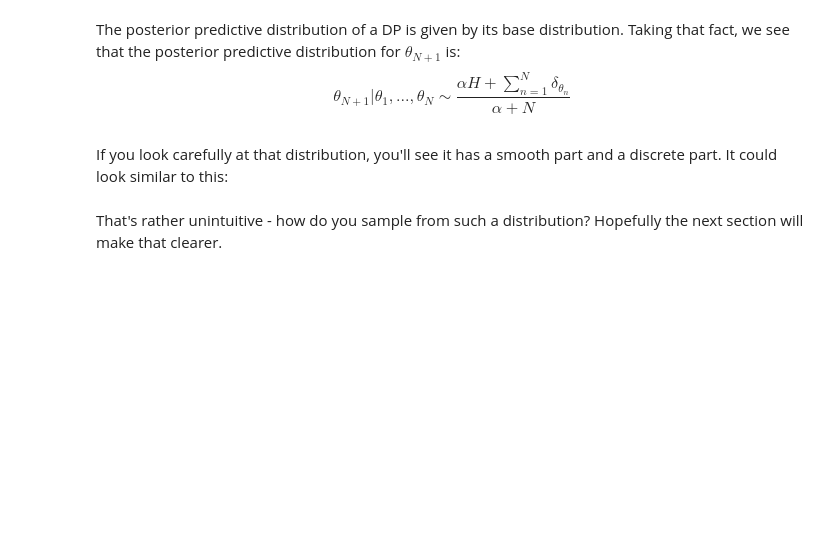
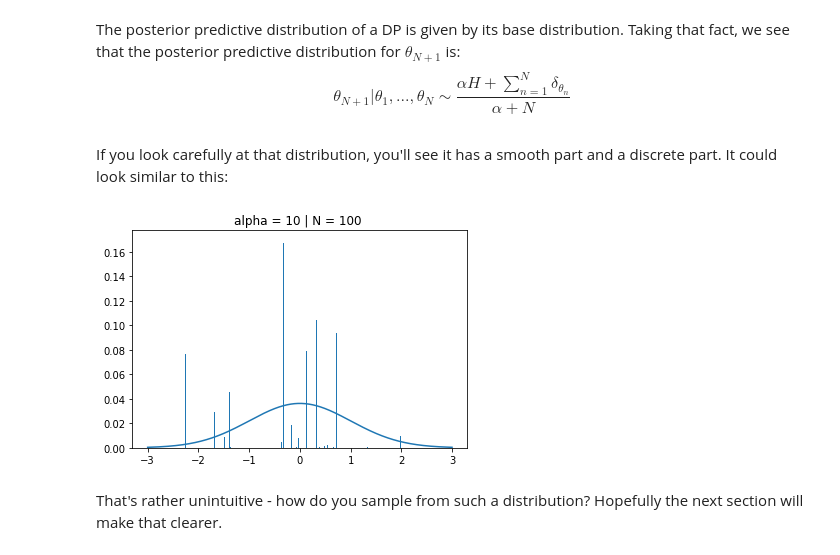
Before and after one commit to colobas/dirichlet-process-mixture-models, a Jupyter notebook: dpmm.ipynb, the cells around one changed output. Saved outputs shown, nothing was run; the diff lists cells and outputs as text; code cells hidden in the pictures; blank space fills up the shorter version.

```diff
--- a/dpmm.ipynb
+++ b/dpmm.ipynb
@@ -111,6 +130,33 @@ $$\theta_{N+1} | \theta_1, ..., \theta_N \sim \frac{\alpha H + \sum_{n=1}^{N}\de
 # %% [markdown]
 If you look carefully at that distribution, you'll see it has a smooth part and a discrete part.
 It could look similar to this:
+# %%
+from scipy.stats import beta
+from scipy.stats import norm
+
+def predictive_posterior_plot(N, alpha, ax):
+    stick = 1
+    pis = []
+    for i in range(N):
+        pi = stick * beta.rvs(1, alpha)
+        pis.append(pi)
+        stick -= pi
+
+    pis = np.array(pis)*N/(alpha+N)
+    thetas = norm.rvs(size=N)
+    x = np.array(range(-3000,3000))*0.001
+    y = norm.pdf(x)*alpha/(alpha+N)
+
+    ax.set_title("alpha = {} | N = {} ".format(alpha, N))
+    ax.plot(x,y)
+    ax.set_ylim((0,max([max(pis),max(y)])+0.01))
+    ax.bar(thetas,pis,0.01)
+
+fig, ax = plt.subplots()
+predictive_posterior_plot(100,10,ax)
+plt.show()
+# %% [output]
+[figure, added]
 # %% [markdown]
 That's rather unintuitive - how do you sample from such a distribution? Hopefully the next section will
 make that clearer.
```
Also changed, not shown: parts of 18 cells of this notebook, 1 other file.
